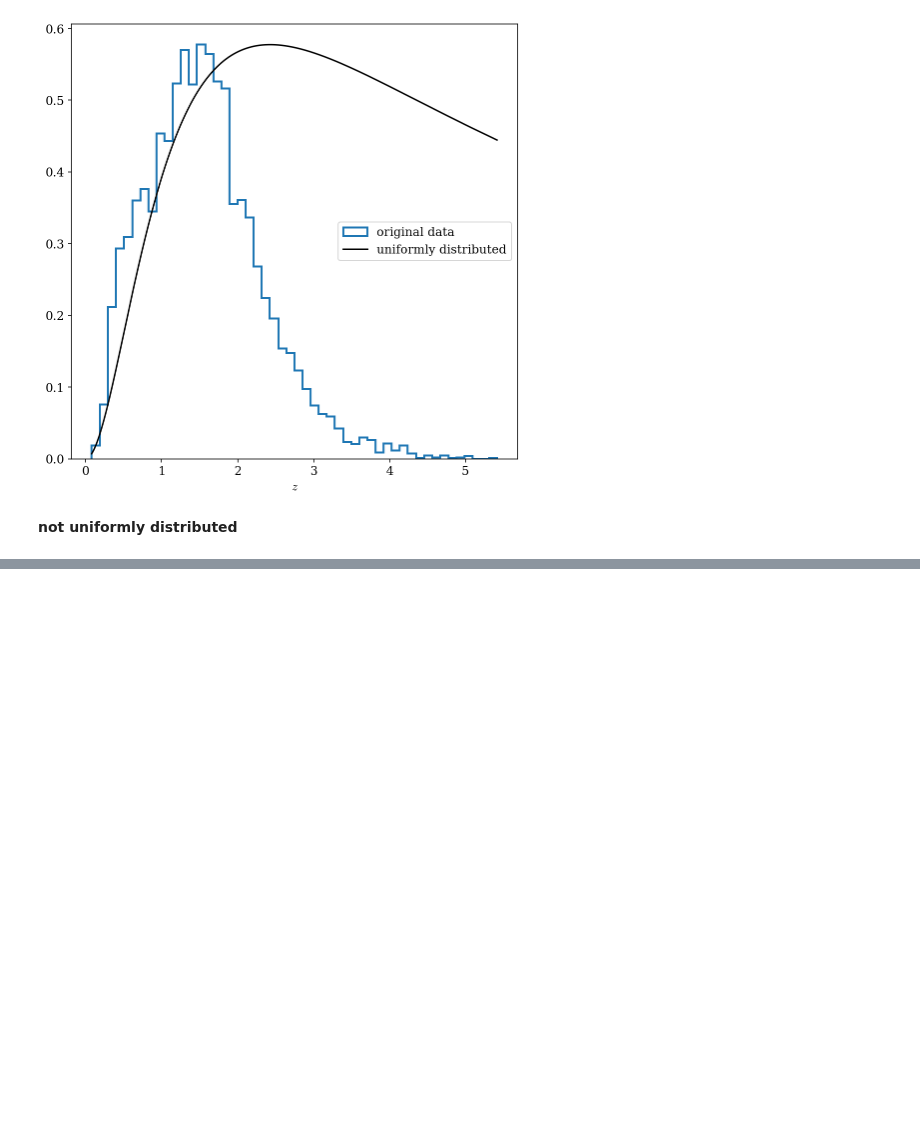
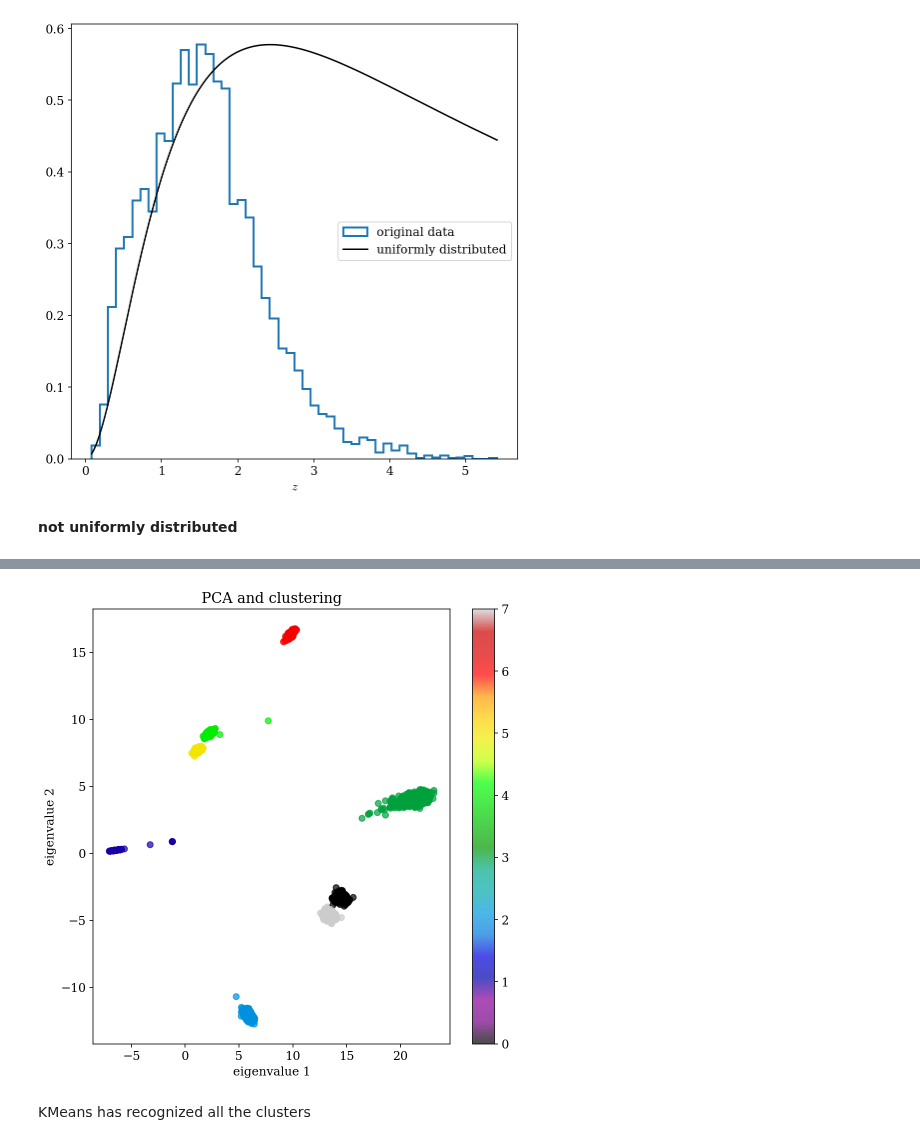
Before and after one commit to asantini29/astrostatistics_bicocca_2022, a Jupyter notebook: working/L04_Cloning_quasars.ipynb, the cells around one changed output, grey strips where cells are left out. Drawn from its saved outputs; the diff is of its cells as text; code cells hidden in the pictures; blank space fills up the shorter version.

```diff
--- a/working/L04_Cloning_quasars.ipynb
+++ b/working/L04_Cloning_quasars.ipynb
@@ -131,0 +205,14 @@ plt.show()
+# %%
+labels = clf.predict(X_reduced_95)
+plt.scatter(X_reduced_95[:,0], X_reduced_95[:,1], c = labels, cmap='nipy_spectral', alpha = 0.7)
+plt.colorbar()
+
+plt.xlabel('eigenvalue 1')
+plt.ylabel('eigenvalue 2')
+
+plt.title('PCA and clustering')
+plt.show()
+# %% [output]
+[figure, added]
+# %% [markdown]
+KMeans has recognized all the clusters
```
Also changed, not shown: parts of 15 cells of this notebook.
